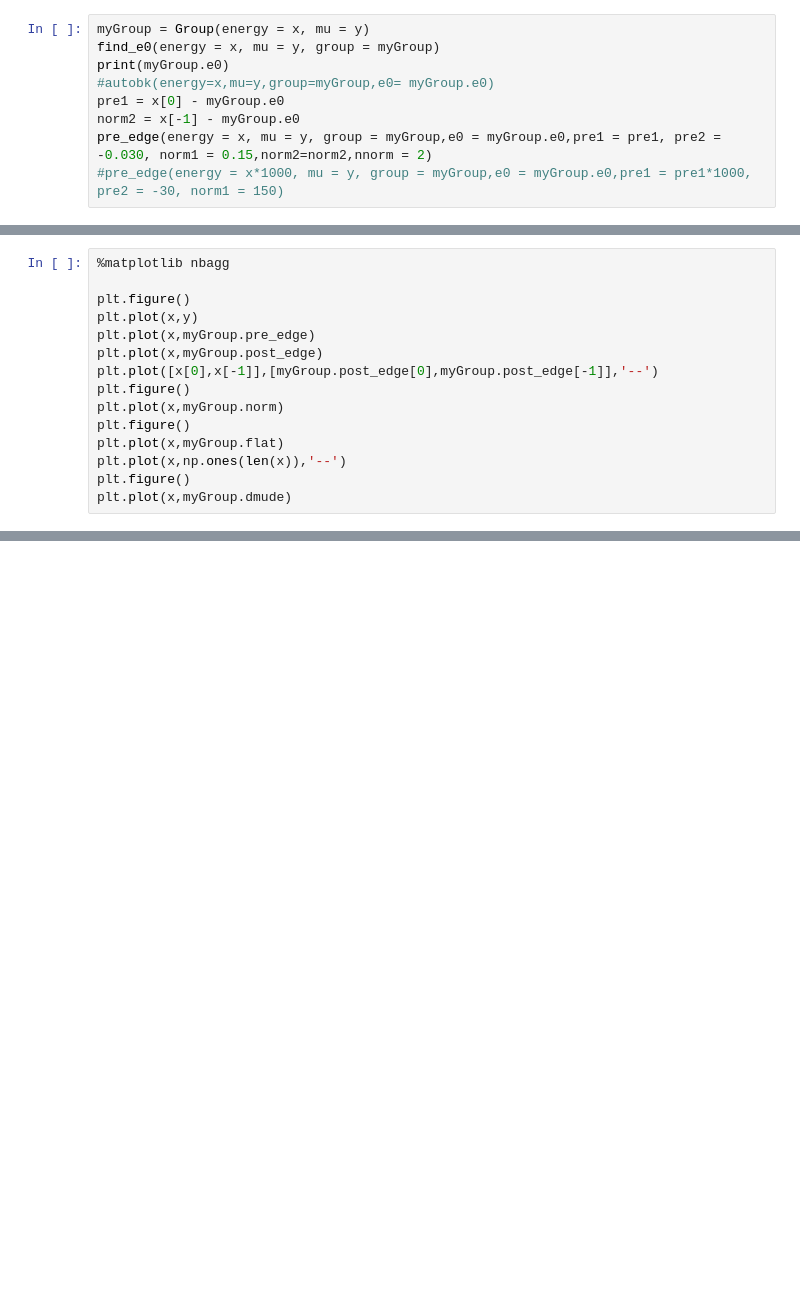
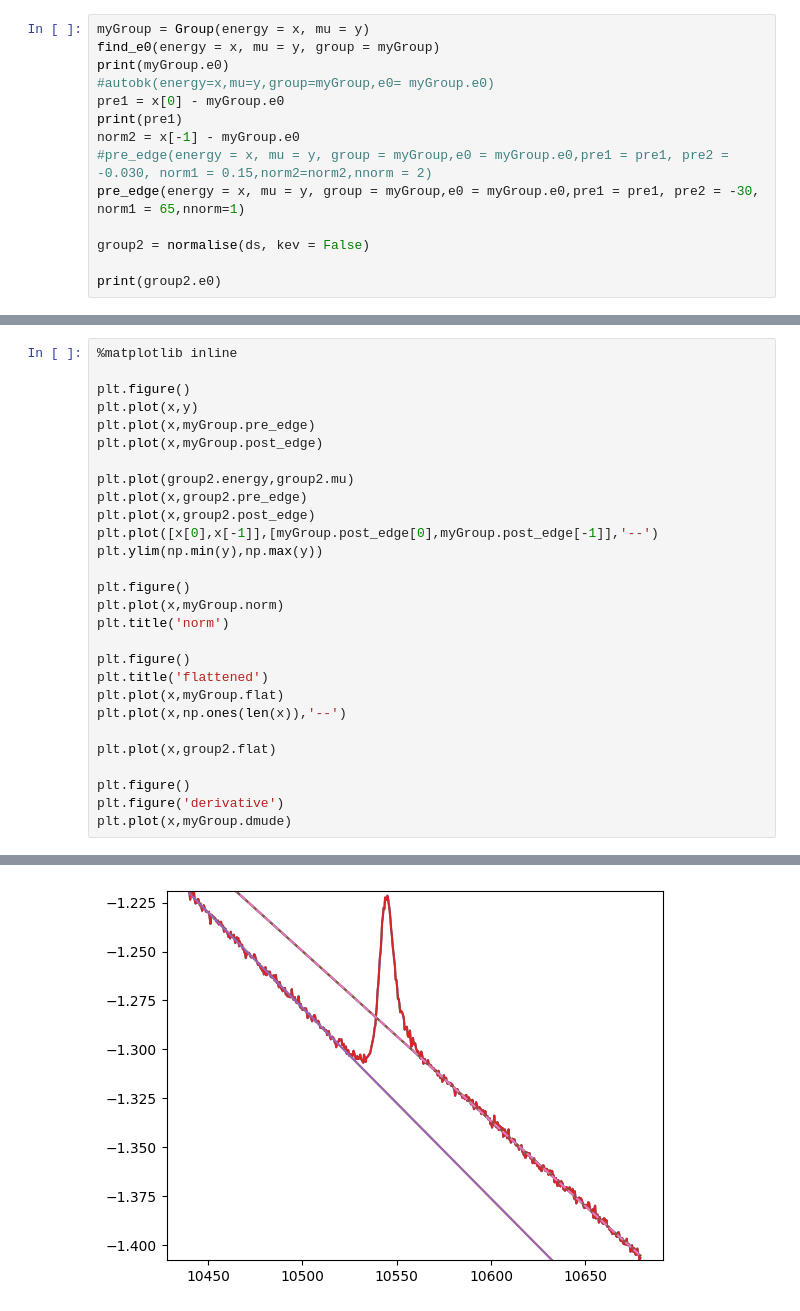
Before and after one commit to msujas/xas_normalisation, a Jupyter notebook: larchTest.ipynb, the cells around one changed output, grey strips where cells are left out. Cells and saved outputs as stored; diff of their text form; blank space fills up the shorter version.

```diff
--- a/larchTest.ipynb
+++ b/larchTest.ipynb
@@ -25,7 +35,12 @@ find_e0(energy = x, mu = y, group = myGroup)
 print(myGroup.e0)
 #autobk(energy=x,mu=y,group=myGroup,e0= myGroup.e0)
 pre1 = x[0] - myGroup.e0
+print(pre1)
 norm2 = x[-1] - myGroup.e0
-pre_edge(energy = x, mu = y, group = myGroup,e0 = myGroup.e0,pre1 = pre1, pre2 = -0.030, norm1 = 0.15,norm2=norm2,nnorm = 2)
-#pre_edge(energy = x*1000, mu = y, group = myGroup,e0 = myGroup.e0,pre1 = pre1*1000, pre2 = -30, norm1 = 150)
+#pre_edge(energy = x, mu = y, group = myGroup,e0 = myGroup.e0,pre1 = pre1, pre2 = -0.030, norm1 = 0.15,norm2=norm2,nnorm = 2)
+pre_edge(energy = x, mu = y, group = myGroup,e0 = myGroup.e0,pre1 = pre1, pre2 = -30, norm1 = 65,nnorm=1)
+
+group2 = normalise(ds, kev = False)
+
+print(group2.e0)
 # %% [output]
@@ -33,16 +51,29 @@ pre_edge(energy = x, mu = y, group = myGroup,e0 = myGroup.e0,pre1 = pre1, pre2 =
 # %%
-%matplotlib nbagg
+%matplotlib inline
 
 plt.figure()
 plt.plot(x,y)
 plt.plot(x,myGroup.pre_edge)
 plt.plot(x,myGroup.post_edge)
+
+plt.plot(group2.energy,group2.mu)
+plt.plot(x,group2.pre_edge)
+plt.plot(x,group2.post_edge)
 plt.plot([x[0],x[-1]],[myGroup.post_edge[0],myGroup.post_edge[-1]],'--')
+plt.ylim(np.min(y),np.max(y))
+
 plt.figure()
 plt.plot(x,myGroup.norm)
+plt.title('norm')
+
 plt.figure()
+plt.title('flattened')
 plt.plot(x,myGroup.flat)
 plt.plot(x,np.ones(len(x)),'--')
+
+plt.plot(x,group2.flat)
+
 plt.figure()
+plt.figure('derivative')
 plt.plot(x,myGroup.dmude)
 # %% [output]
@@ -57 +80,2 @@ plt.plot(x,myGroup.dmude)
 [<matplotlib.lines.Line2D at 0x...>]
+[figure, added]
```
Also changed, not shown: parts of 7 cells of this notebook, 1 other file.
